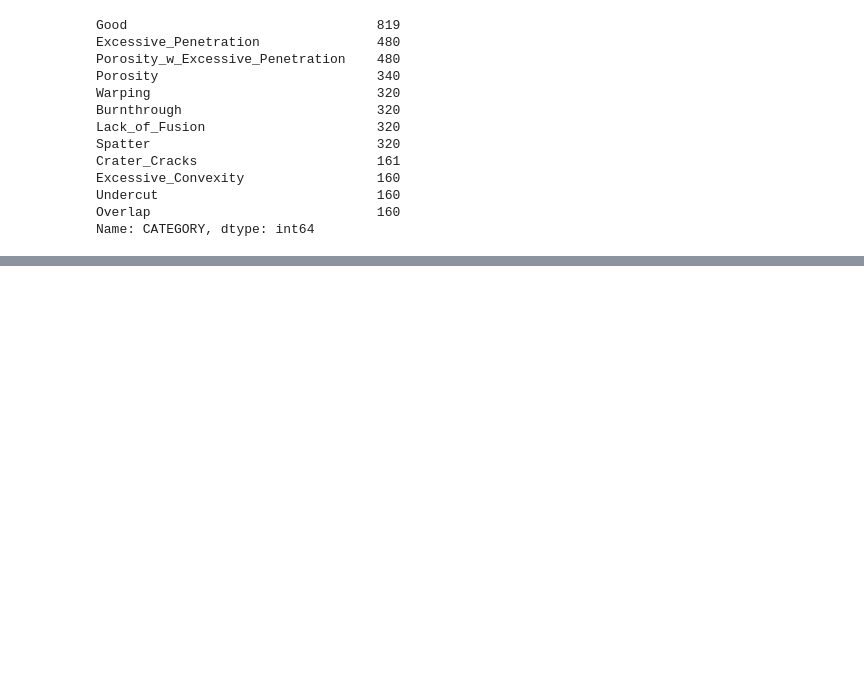
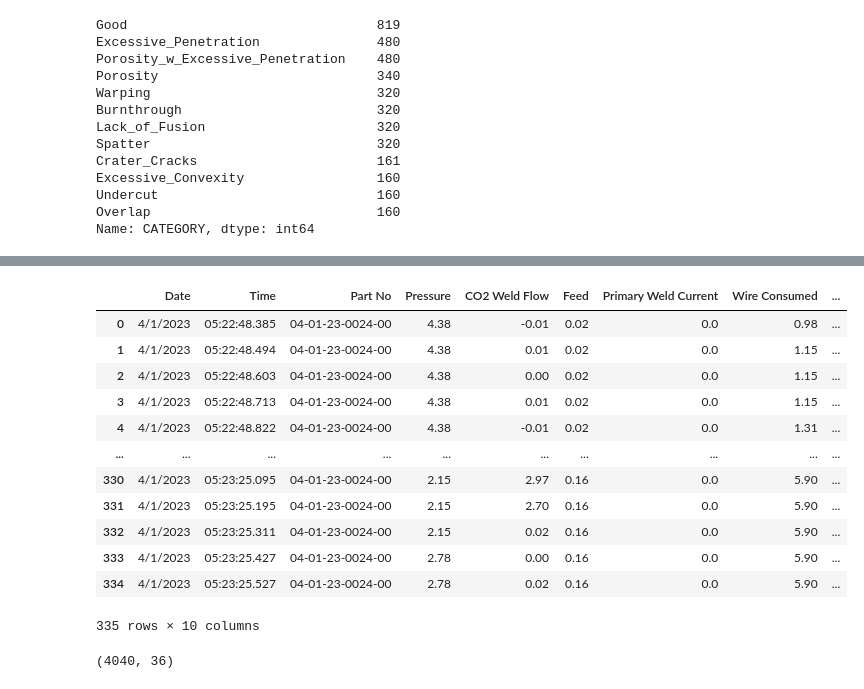
Before and after one commit to jai-rog/Multimodal-Weld-Quality-Prediction-using-Sensor-Time-Series-Vision, a Jupyter notebook: UG.ipynb, the cells around one changed output, grey strips where cells are left out. Saved outputs shown, nothing was run; the diff lists cells and outputs as text; code cells hidden in the pictures; blank space fills up the shorter version.

```diff
--- a/UG.ipynb
+++ b/UG.ipynb
@@ -53,0 +89,2 @@ BASE_PATH = r'C:\Users\jaide\Downloads\intel_robotic_welding_dataset'
+# %%
+manifest['CATEGORY'] = manifest['CATEGORY'].apply(group_classes)
@@ -53,0 +101,2 @@ BASE_PATH = r'C:\Users\jaide\Downloads\intel_robotic_welding_dataset'
+# %%
+manifest.drop(columns=['SPLIT','SAMPLES'], inplace = True)
@@ -53,0 +123,4 @@ BASE_PATH = r'C:\Users\jaide\Downloads\intel_robotic_welding_dataset'
+# %%
+manifest = pd.get_dummies(manifest, columns = ['STEEL_TYPE','WELD_TYPE'])
+
+manifest.head()
@@ -53,0 +134,24 @@ BASE_PATH = r'C:\Users\jaide\Downloads\intel_robotic_welding_dataset'
+# %%
+def get_csv_path(row):
+    filename = row['SUBDIRS'].split('/')[-1] + ".csv"
+
+    return os.path.join(BASE_PATH, row['SUBDIRS'],filename)
+
+# base path + subdir + csv file
+# %%
+sample_file = get_csv_path(manifest.iloc[0])
+pd.read_csv(sample_file)
+# %% [output]
+|  | Date | Time | Part No | Pressure | CO2 Weld Flow | Feed | Primary Weld Current | Wire Consumed | ... |
+| 0 | 4/1/2023 | 05:22:48.385 | 04-01-23-0024-00 | 4.38 | -0.01 | 0.02 | 0.0 | 0.98 | ... |
+| 1 | 4/1/2023 | 05:22:48.494 | 04-01-23-0024-00 | 4.38 | 0.01 | 0.02 | 0.0 | 1.15 | ... |
+| 2 | 4/1/2023 | 05:22:48.603 | 04-01-23-0024-00 | 4.38 | 0.00 | 0.02 | 0.0 | 1.15 | ... |
+| 3 | 4/1/2023 | 05:22:48.713 | 04-01-23-0024-00 | 4.38 | 0.01 | 0.02 | 0.0 | 1.15 | ... |
+| 4 | 4/1/2023 | 05:22:48.822 | 04-01-23-0024-00 | 4.38 | -0.01 | 0.02 | 0.0 | 1.31 | ... |
+| ... | ... | ... | ... | ... | ... | ... | ... | ... | ... |
+| 330 | 4/1/2023 | 05:23:25.095 | 04-01-23-0024-00 | 2.15 | 2.97 | 0.16 | 0.0 | 5.90 | ... |
+| 331 | 4/1/2023 | 05:23:25.195 | 04-01-23-0024-00 | 2.15 | 2.70 | 0.16 | 0.0 | 5.90 | ... |
+| 332 | 4/1/2023 | 05:23:25.311 | 04-01-23-0024-00 | 2.15 | 0.02 | 0.16 | 0.0 | 5.90 | ... |
+| 333 | 4/1/2023 | 05:23:25.427 | 04-01-23-0024-00 | 2.78 | 0.00 | 0.16 | 0.0 | 5.90 | ... |
+| 334 | 4/1/2023 | 05:23:25.527 | 04-01-23-0024-00 | 2.78 | 0.02 | 0.16 | 0.0 | 5.90 | ... |
+335 rows × 10 columns
@@ -53,0 +193,5 @@ BASE_PATH = r'C:\Users\jaide\Downloads\intel_robotic_welding_dataset'
+# %%
+final_df = pd.DataFrame(final_data)
+print(final_df.shape)
+# %% [output]
+(4040, 36)
```
Also changed, not shown: parts of 16 cells of this notebook, 1 other file.
